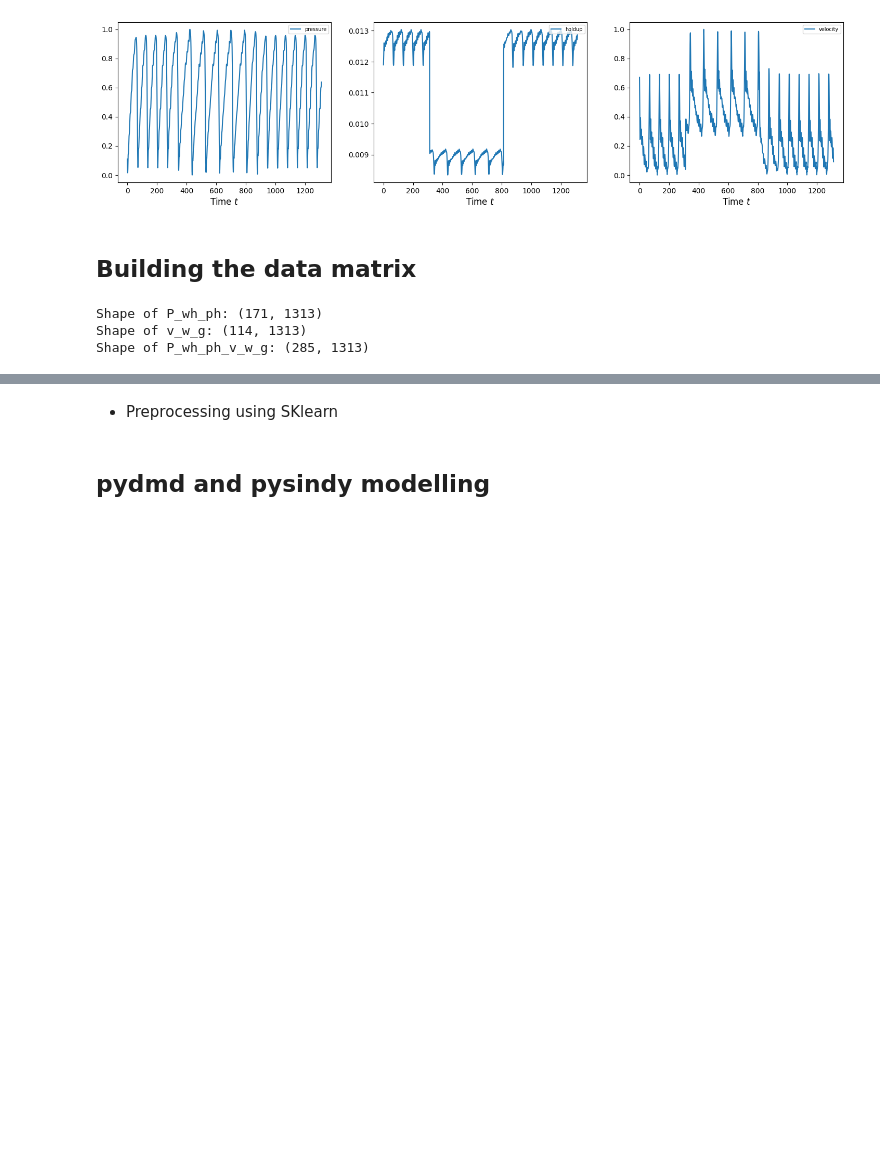
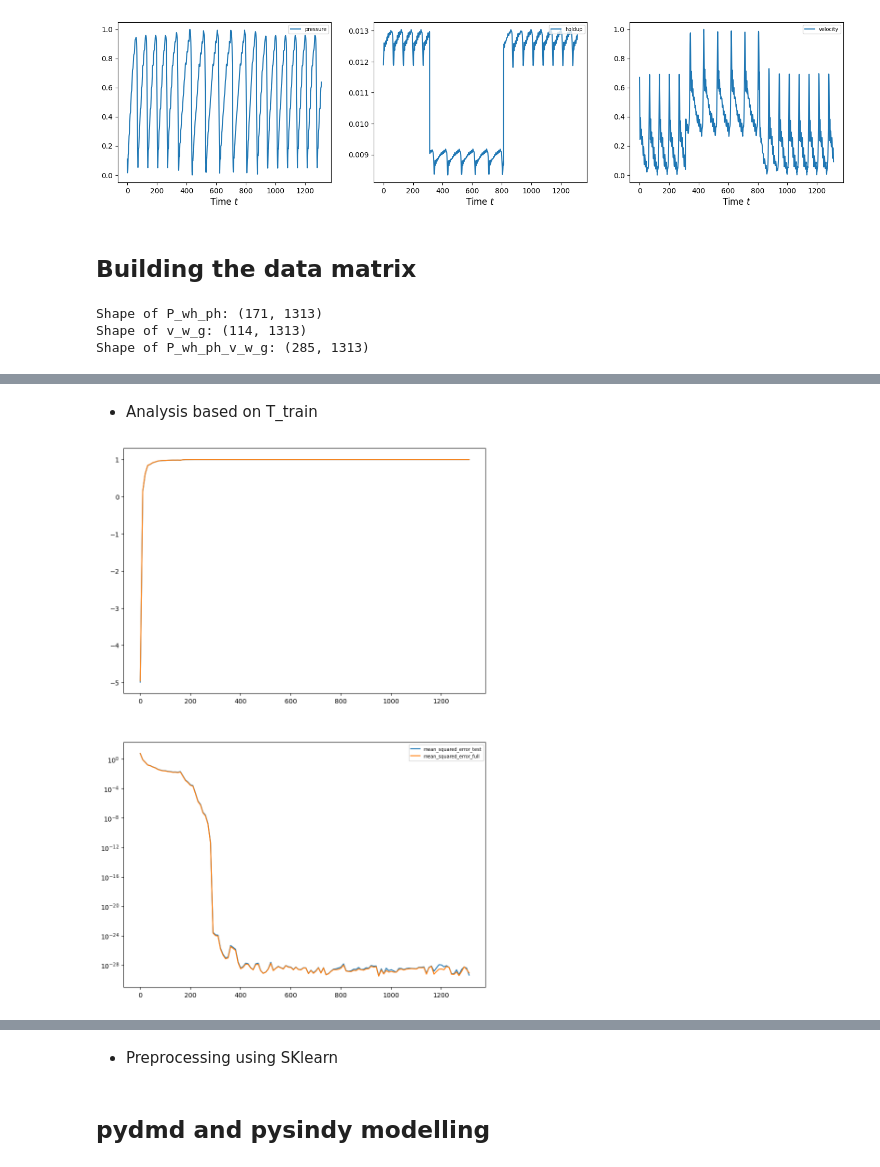
Before and after one commit to arofenitra/data-driven-modelling-fluid-flow, a Jupyter notebook: notebook/ML_modelling.ipynb, the cells around one changed output, grey strips where cells are left out. Saved outputs shown, nothing was run; the diff lists cells and outputs as text; code cells hidden in the pictures; blank space fills up the shorter version.

```diff
--- a/notebook/ML_modelling.ipynb
+++ b/notebook/ML_modelling.ipynb
@@ -136,0 +225,39 @@ Shape of P_wh_ph_v_w_g: (285, 1313)
+# %% [markdown]
+- Analysis based on T_train
+# %%
+accuracy_score_test = []
+accuracy_score_full = []
+mean_squared_error_test = []
+mean_squared_error_full = []
+from sklearn.metrics import mean_squared_error, r2_score
+t_train_values = []
+for T_train in range(1,len(t),10):
+    t_train_values.append(T_train)
+    Z_train = Z_scaled[:T_train,:]
+    Z_test = Z_scaled[T_train:,:]
+    Y_train = Y_scaled[:T_train,:]
+    Y_test = Y_scaled[T_train:,:]
+    reg = sklearn.linear_model.LinearRegression()
+    reg.fit(Z_train, Y_train)
+    Y_pred = reg.predict(Z_test)
+    accuracy_score_test.append(reg.score(Z_test, Y_test))
+    mean_squared_error_test.append(mean_squared_error(Y_test, Y_pred))
+    # print(f"Accuracy between Y_pred and Y_test: {reg.score(Z_test, Y_test)}")
+    Y_full_pred = reg.predict(Z_scaled)
+    accuracy_score_full.append(reg.score(Z_scaled, Y_scaled))
+    mean_squared_error_full.append(mean_squared_error(Y_scaled, Y_full_pred))
+    # print(f"Accuracy between Y_full_pred and Y_full: {reg.score(Z_scaled, Y_scaled)}")
+# Plotting the accuracy score
+# print(f"Accuracy score test: {accuracy_score_test}\nAccuracy score full: {accuracy_score_full}")
+plt.figure(figsize=(10,15))
+plt.subplot(2, 1, 1)
+plt.plot(t_train_values,accuracy_score_test,label='accuracy_score_test')
+plt.plot(t_train_values,accuracy_score_full,label='accuracy_score_full')
+plt.subplot(2, 1, 2)
+plt.plot(t_train_values,mean_squared_error_test,label='mean_squared_error_test')
+plt.plot(t_train_values,mean_squared_error_full,label='mean_squared_error_full')
+plt.legend(loc = 1, fontsize = 7)
+plt.yscale('log')
+plt.show()
+# %% [output]
+[figure, added]
```
Also changed, not shown: parts of 12 cells of this notebook.
